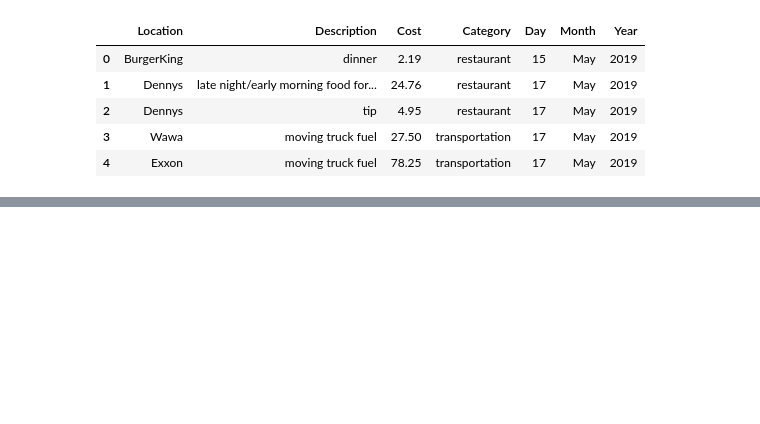
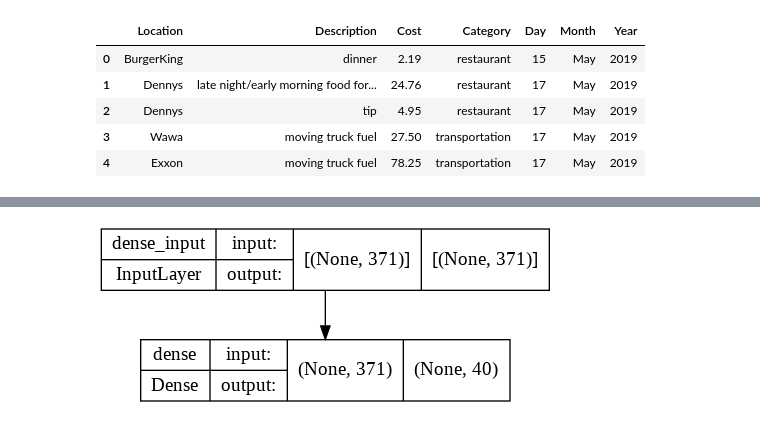
Before and after one commit to palmorezm/Home, a Jupyter notebook: Financial/multi_input.ipynb, the cells around one changed output, grey strips where cells are left out. Saved outputs shown, nothing was run; the diff lists cells and outputs as text; code cells hidden in the pictures; blank space fills up the shorter version.

```diff
--- a/Financial/multi_input.ipynb
+++ b/Financial/multi_input.ipynb
@@ -100,0 +115,4 @@ model = models.create_multi(mlp, cnn, class_names)
+# %%
+plot_model(mlp, to_file='mlp_plot.png', show_shapes=True, show_layer_names=True)
+# %% [output]
+[figure, added]
```
Also changed, not shown: parts of 28 cells of this notebook.
